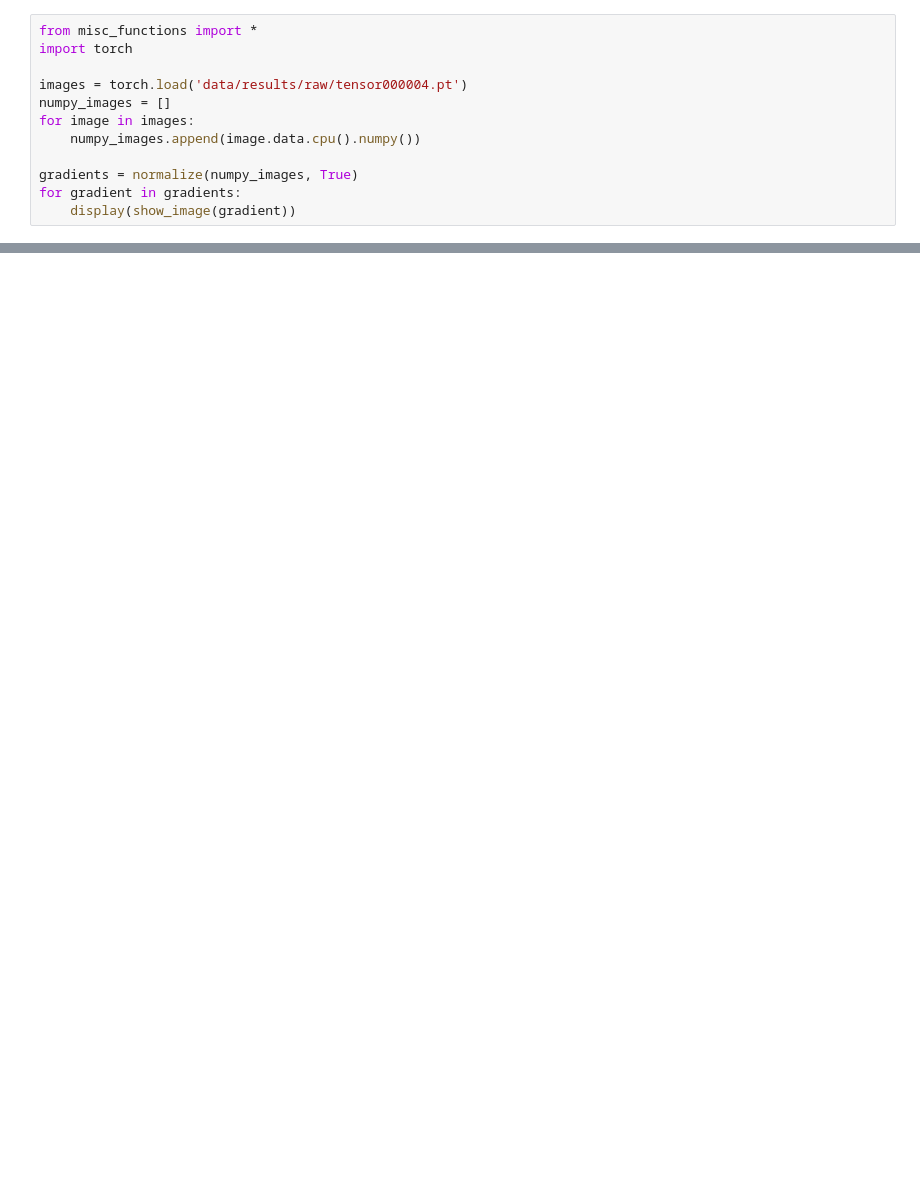
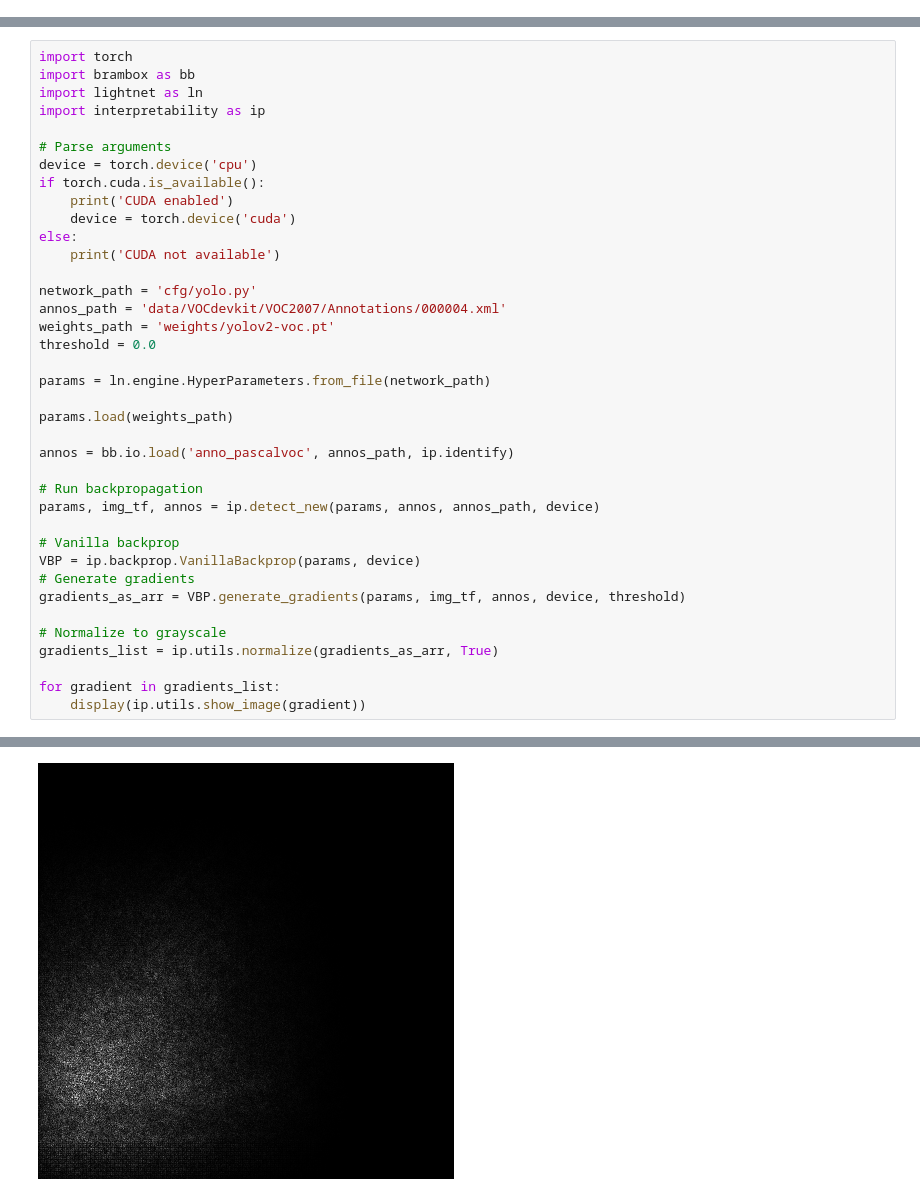
Before and after one commit to AntonPeeters/Interpretable-Object-Detection, a Jupyter notebook: object interpretation.ipynb, the cells around one changed output, grey strips where cells are left out. Drawn from its saved outputs; the diff is of its cells as text; blank space fills up the shorter version.

```diff
--- a/object interpretation.ipynb
+++ b/object interpretation.ipynb
@@ -1,12 +0,0 @@
-# %%
-from misc_functions import *
-import torch
-
-images = torch.load('data/results/raw/tensor000004.pt')
-numpy_images = []
-for image in images:
-    numpy_images.append(image.data.cpu().numpy())
-
-gradients = normalize(numpy_images, True)
-for gradient in gradients:
-    display(show_image(gradient))
@@ -28,0 +1,39 @@ max: 0.64314914 , min: -0.5891377
+# %%
+import torch
+import brambox as bb
+import lightnet as ln
+import interpretability as ip
+
+# Parse arguments
+device = torch.device('cpu')
+if torch.cuda.is_available():
+    print('CUDA enabled')
+    device = torch.device('cuda')
+else:
+    print('CUDA not available')
+
+network_path = 'cfg/yolo.py'
+annos_path = 'data/VOCdevkit/VOC2007/Annotations/000004.xml'
+weights_path = 'weights/yolov2-voc.pt'
+threshold = 0.0
+
+params = ln.engine.HyperParameters.from_file(network_path)
+
+params.load(weights_path)
+
+annos = bb.io.load('anno_pascalvoc', annos_path, ip.identify)
+
+# Run backpropagation
+params, img_tf, annos = ip.detect_new(params, annos, annos_path, device)
+
+# Vanilla backprop
+VBP = ip.backprop.VanillaBackprop(params, device)
+# Generate gradients
+gradients_as_arr = VBP.generate_gradients(params, img_tf, annos, device, threshold)
+
+# Normalize to grayscale
+gradients_list = ip.utils.normalize(gradients_as_arr, True)
+
+for gradient in gradients_list:
+    display(ip.utils.show_image(gradient))
+# %% [output]
@@ -28,0 +60 @@ max: 0.64314914 , min: -0.5891377
+[figure, added]
```
Also changed, not shown: parts of 2 cells of this notebook, 25 other files.
